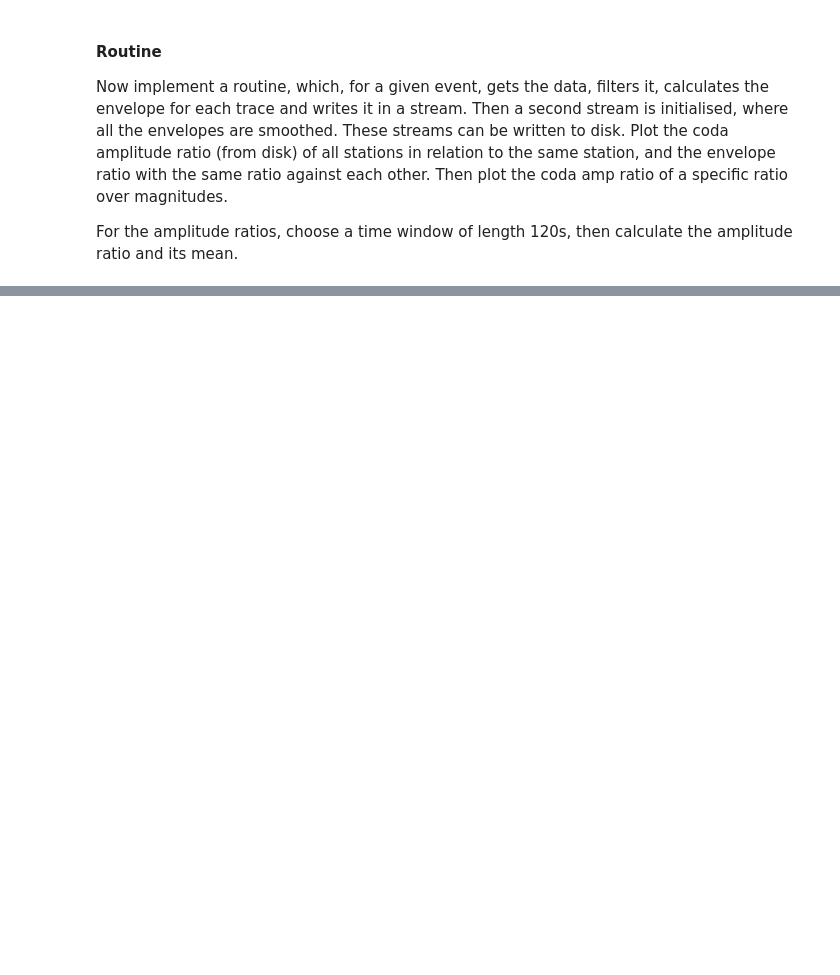
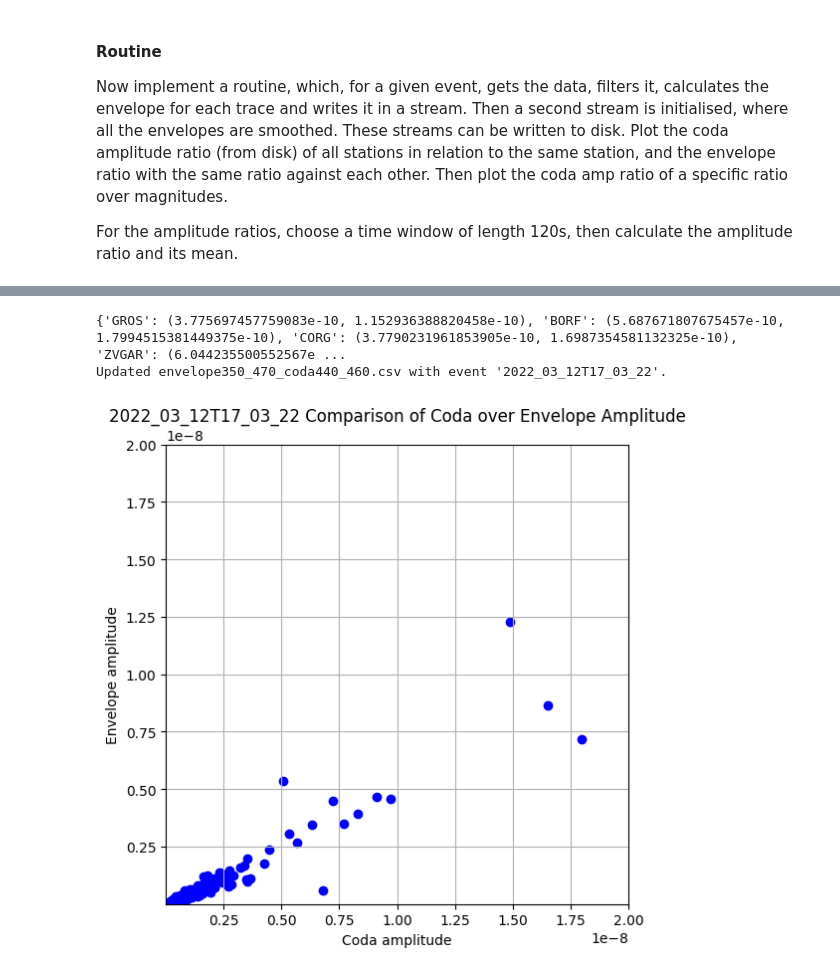
Before and after one commit to schreinerl/Lg_waves, a Jupyter notebook: site_effect_calculation.ipynb, the cells around one changed output, grey strips where cells are left out. Drawn from its saved outputs; the diff is of its cells as text; code cells hidden in the pictures; blank space fills up the shorter version.

```diff
--- a/site_effect_calculation.ipynb
+++ b/site_effect_calculation.ipynb
@@ -254,9 +270,13 @@ import obspy
 from scipy.signal import savgol_filter
 
 def envelopes_routine(event, st_envelope, ref_idx, codastart=350, codaend=470, plotting=False, n_traces=50):
+    '''
+    Takes as input a stream with the envelopes. It subsequently calculates the smoothed envelopes with a moving averaging
+    window of 50s. These smooth envelopes are put in a new stream.
+
+    '''
     st_envelope_smooth = obspy.Stream()
 
-    # Iterate over all traces in st_envelope
     for trace in st_envelope:
         npts = len(trace.data)
         samprate = trace.stats.sampling_rate  # Example: 10000/700
@@ -318,0 +435,42 @@ plt.plot(test[:][1])
+# %%
+#load the station with amplitude file
+with open(f"/home/schreinl/Stage/Data/{time_string}/{time_string}_{snr_threshold}_thresh_stations_with_amps.txt", "r") as file:
+            amplitude_stations = json.load(file)
+
+
+
+amplitude_stations = np.array(amplitude_stations)
+coda_amp = select_ratio_dict('Coda', amplitude_stations)
+common_stations = set(coda_amp.keys()) & set(envelopes_amps.keys())
+
+coda_envelope_amp_dict = {station: (coda_amp[station], envelopes_amps[station]) for station in common_stations}
+#the first value is the coda value, the second is the smoothed envelope value
+print(coda_envelope_amp_dict)
+file_path = "envelope350_470_coda440_460.csv"
+event_name = time_string
+
+update_event_file(file_path, event_name, coda_envelope_amp_dict)
+# %% [output]
+{'GROS': (3.775697457759083e-10, 1.152936388820458e-10), 'BORF': (5.687671807675457e-10, 1.7994515381449375e-10), 'CORG': (3.7790231961853905e-10, 1.6987354581132325e-10), 'ZVGAR': (6.044235500552567e ...
+Updated envelope350_470_coda440_460.csv with event '2022_03_12T17_03_22'.
+# %%
+coda = [coda_amp[station] for station in common_stations]
+envelope = [envelopes_amps[station] for station in common_stations]
+
+plt.figure(figsize=(6, 6))
+plt.scatter(coda, envelope, color='b', label='Common Stations coda over envelope amplitude')
+
+plt.xlabel('Coda amplitude')
+plt.ylabel('Envelope amplitude')
+plt.title(f'{time_string} Comparison of Coda over Envelope Amplitude')
+
+#for station, x, y in zip(common_stations, coda, envelope):
+#    plt.annotate(station, (x, y), textcoords="offset points", xytext=(5, 5), ha='right')
+
+#plt.legend()
+plt.xlim([1e-14,20e-9])
+plt.ylim([1e-14,20e-9])
+plt.grid(True)
+plt.show()
+# %% [output]
+[figure, added]
```
Also changed, not shown: parts of 16 cells of this notebook, 2 other files.
